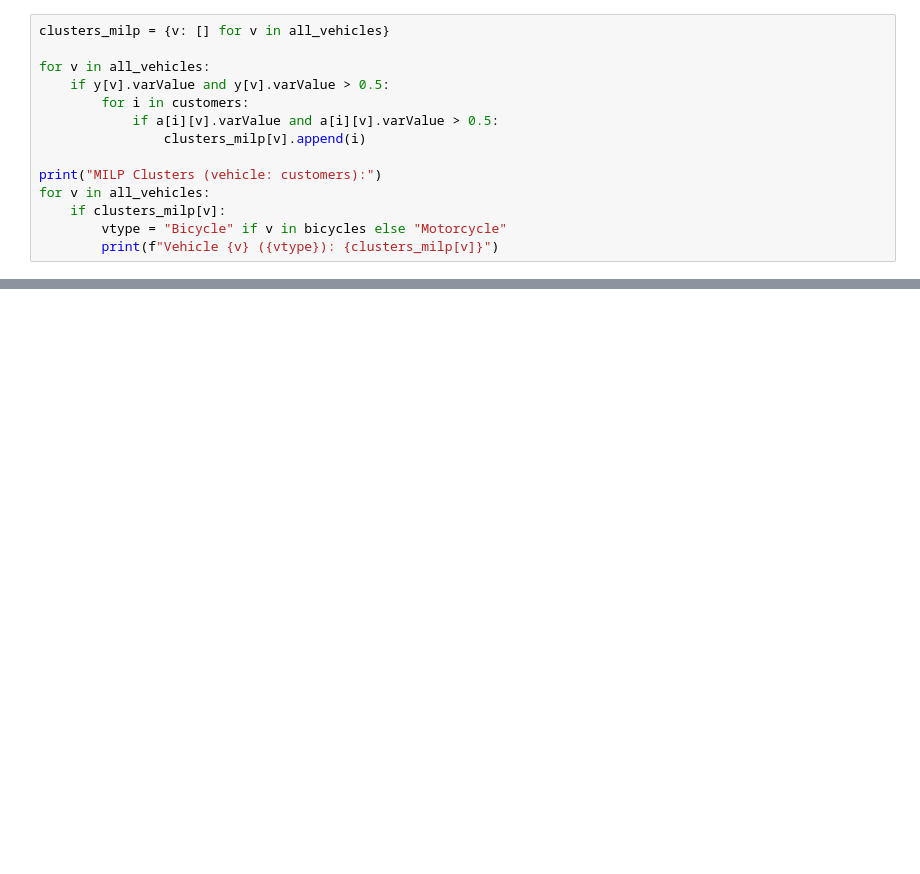
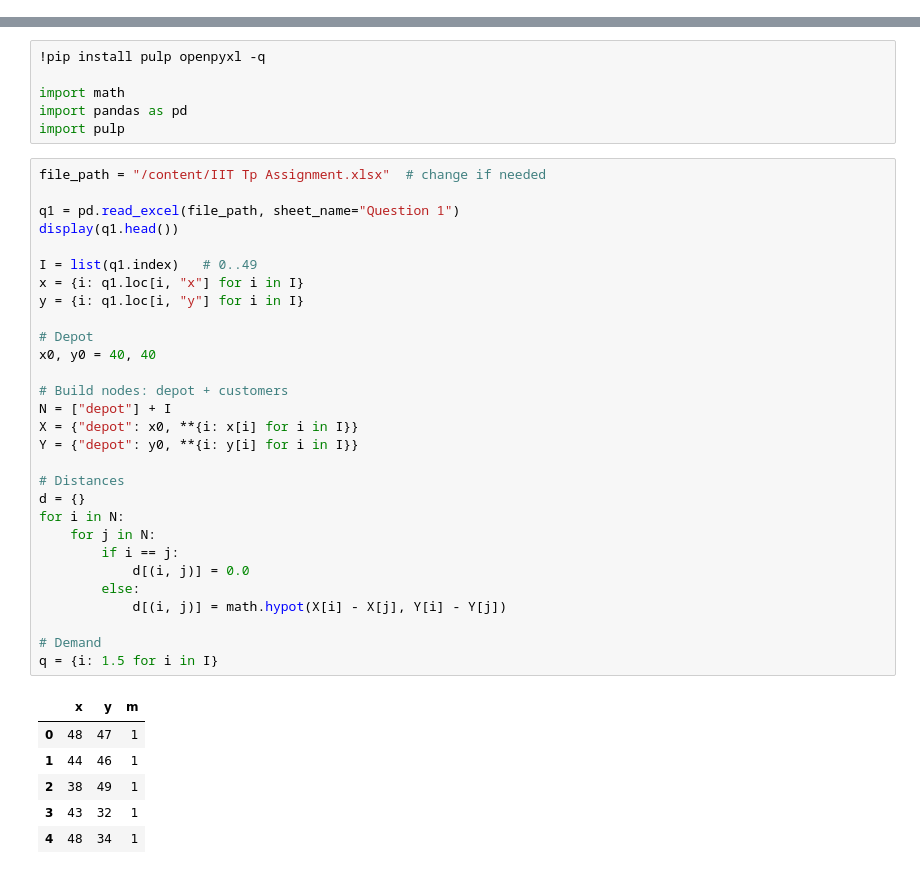
Before and after one commit to cs22b047/RISC-V-simulator, a Jupyter notebook: chapter_appendix-tools-for-deep-learning/jupyter.ipynb, the cells around one changed output, grey strips where cells are left out. Drawn from its saved outputs; the diff is of its cells as text; blank space fills up the shorter version.

```diff
--- a/chapter_appendix-tools-for-deep-learning/jupyter.ipynb
+++ b/chapter_appendix-tools-for-deep-learning/jupyter.ipynb
@@ -96,14 +7,0 @@ Objective value: 5913.7196968
-# %%
-clusters_milp = {v: [] for v in all_vehicles}
-
-for v in all_vehicles:
-    if y[v].varValue and y[v].varValue > 0.5:
-        for i in customers:
-            if a[i][v].varValue and a[i][v].varValue > 0.5:
-                clusters_milp[v].append(i)
-
-print("MILP Clusters (vehicle: customers):")
-for v in all_vehicles:
-    if clusters_milp[v]:
-        vtype = "Bicycle" if v in bicycles else "Motorcycle"
-        print(f"Vehicle {v} ({vtype}): {clusters_milp[v]}")
@@ -179,0 +8,42 @@ Total delivery cost (all vehicles): ₹ 7395.24
+# %%
+!pip install pulp openpyxl -q
+
+import math
+import pandas as pd
+import pulp
+# %%
+file_path = "/content/IIT Tp Assignment.xlsx"  # change if needed
+
+q1 = pd.read_excel(file_path, sheet_name="Question 1")
+display(q1.head())
+
+I = list(q1.index)   # 0..49
+x = {i: q1.loc[i, "x"] for i in I}
+y = {i: q1.loc[i, "y"] for i in I}
+
+# Depot
+x0, y0 = 40, 40
+
+# Build nodes: depot + customers
+N = ["depot"] + I
+X = {"depot": x0, **{i: x[i] for i in I}}
+Y = {"depot": y0, **{i: y[i] for i in I}}
+
+# Distances
+d = {}
+for i in N:
+    for j in N:
+        if i == j:
+            d[(i, j)] = 0.0
+        else:
+            d[(i, j)] = math.hypot(X[i] - X[j], Y[i] - Y[j])
+
+# Demand
+q = {i: 1.5 for i in I}
+# %% [output]
+|  | x | y | m |
+| 0 | 48 | 47 | 1 |
+| 1 | 44 | 46 | 1 |
+| 2 | 38 | 49 | 1 |
+| 3 | 43 | 32 | 1 |
+| 4 | 48 | 34 | 1 |
```
Also changed, not shown: parts of 15 cells of this notebook.
